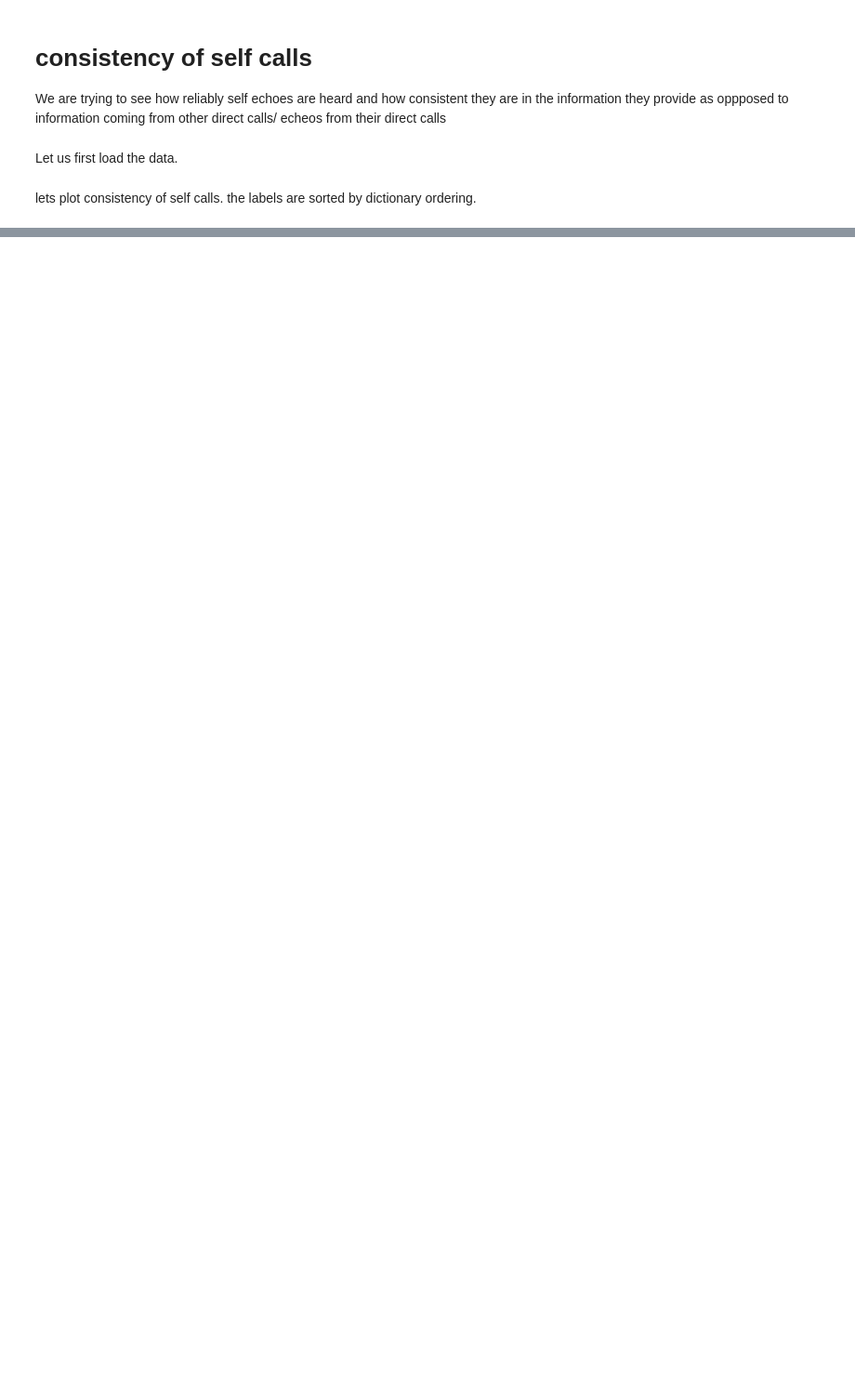
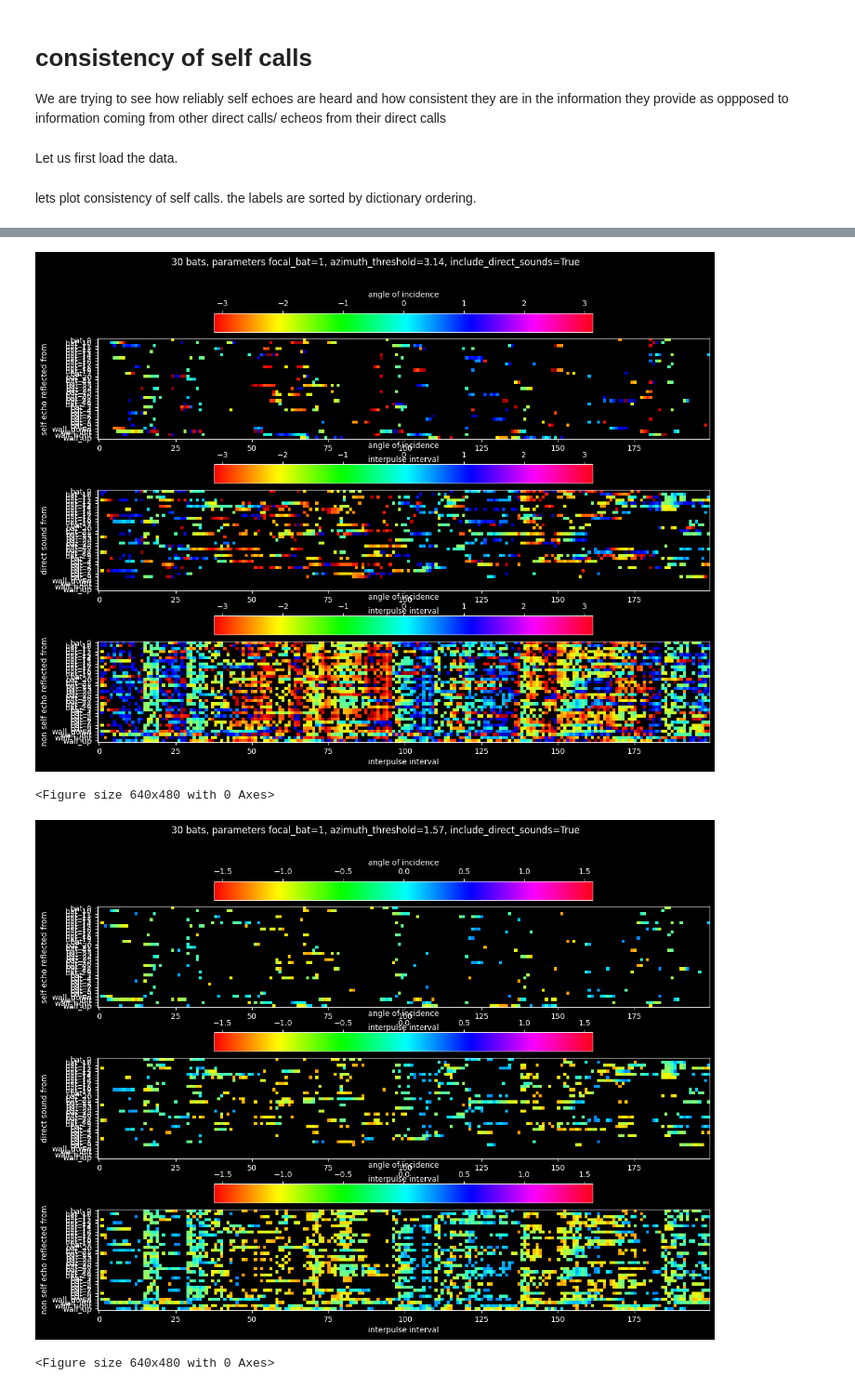
Before and after one commit to mogeraditya/dynamic_model_of_cocktail_party_nightmare, a Jupyter notebook: exploratory_analysis/consistency_of_self.ipynb, the cells around one changed output, grey strips where cells are left out. Shown at 93% size. Drawn from its saved outputs; the diff is of its cells as text; code cells hidden in the pictures; blank space fills up the shorter version.

Commit message:
exploratory analysis on consistency of call; grid view of detected sounds over time

```diff
--- a/exploratory_analysis/consistency_of_self.ipynb
+++ b/exploratory_analysis/consistency_of_self.ipynb
@@ -87,3 +109,8 @@ for param in ordered_list_of_parameters:
+# %%
+with open(f'/media/adityamoger/T7 Shield1/consistency_of_calls/DATA_effect_of_group_size/{NUM_BATS}/180_90_30_1_7_17_data/heard_sounds_data.pkl', 'rb') as fp:
+    dictionary_to_store_heard_sounds = pickle.load(fp)
+# with open(f'/media/adityamoger/T7 Shield/consistency_of_calls/DATA_effect_of_group_size/{NUM_BATS}/180_90_30_1_7_17_data/all_sounds_data.pkl', 'rb') as fp:
+#     dictionary_to_store_all_sounds = pickle.load(fp)
 # %% [markdown]
 lets plot consistency of self calls.
 the labels are sorted by dictionary ordering.
@@ -175,0 +117,9 @@ for param in ordered_list_of_parameters:
+# %%
+INCLUDE_DIRECT_SOUNDS_ARR = [True]
+FOCAL_BATS = [1,7]
+AZIMUTH_THRESHOLDS = [np.pi, np.pi/2]
+
+list_of_parameters_sublist = [FOCAL_BATS, INCLUDE_DIRECT_SOUNDS_ARR, AZIMUTH_THRESHOLDS]
+ordered_list_of_parameters_sublist = make_ordered_lists_of_params(list_of_parameters_sublist)
+# labels_of_parameters = ["focal_bat", "include_direct_sounds", "azimuth_thresholds"]
+print(ordered_list_of_parameters_sublist)
@@ -175,0 +268,63 @@ for param in ordered_list_of_parameters:
+# %%
+for i, param in enumerate(ordered_list_of_parameters_sublist):
+    FOCAL_BAT, INCLUDE_DIRECT_SOUNDS, AZIMUTH  = param
+
+    list_of_matrices = store_matrices_given_param_theta[i]
+    track_unique_objects = store_unique_objects_theta[i]
+    masked_arrays_given_param = store_masked_array_theta[i]
+
+    cmap_masked = mpl.cm.jet
+    cmap_masked.set_bad('black',1.)
+
+
+    plt.figure(figsize=(40, 10))
+    plt.subplot(3,1,1)
+    plt.imshow(list_of_matrices[0], cmap=mpl.colormaps["hsv"])
+    plt.colorbar(
+        location="top",
+        label="angle of incidence",
+    )
+    plt.ylabel("self echo reflected from")
+    plt.xlabel("interpulse interval")
+    plt.yticks(
+        labels=track_unique_objects, ticks=np.arange(0, list_of_matrices[0].shape[0])
+    )
+    plt.imshow(masked_arrays_given_param[0], interpolation='nearest', cmap=cmap_masked)
+    plt.clim(-np.pi, np.pi)
+
+    plt.subplot(3,1,2)
+    plt.imshow(list_of_matrices[1], cmap=mpl.colormaps["hsv"])
+    plt.colorbar(
+        location="top",
+        label="angle of incidence",
+    )
+    plt.ylabel("direct sound from")
+    plt.xlabel("interpulse interval")
+    plt.yticks(
+        labels=track_unique_objects, ticks=np.arange(0, list_of_matrices[0].shape[0])
+    )
+    plt.imshow(masked_arrays_given_param[1], interpolation='nearest', cmap=cmap_masked)
+    plt.clim(-np.pi, np.pi)
+
+    plt.subplot(3,1,3)
+    plt.imshow(list_of_matrices[2], cmap=mpl.colormaps["hsv"])
+    plt.colorbar(
+        location="top",
+        label="angle of incidence",
+    )
+    plt.ylabel("non self echo reflected from")
+    plt.xlabel("interpulse interval")
+    plt.yticks(
+        labels=track_unique_objects, ticks=np.arange(0, list_of_matrices[0].shape[0])
+    )
+    plt.imshow(masked_arrays_given_param[2], interpolation='nearest', cmap=cmap_masked)
+    plt.clim(-np.pi, np.pi)
+
+    plt.suptitle(f"{NUM_BATS} bats, parameters focal_bat={FOCAL_BAT}, azimuth_threshold={np.round(AZIMUTH,2)}, include_direct_sounds={INCLUDE_DIRECT_SOUNDS}")
+    plt.show()
+    plt.clf()
+# %% [output]
+[figure, added]
+<Figure size 640x480 with 0 Axes>
+[figure, added]
+<Figure size 640x480 with 0 Axes>
```
Also changed, not shown: parts of 16 cells of this notebook, 19 other files.
